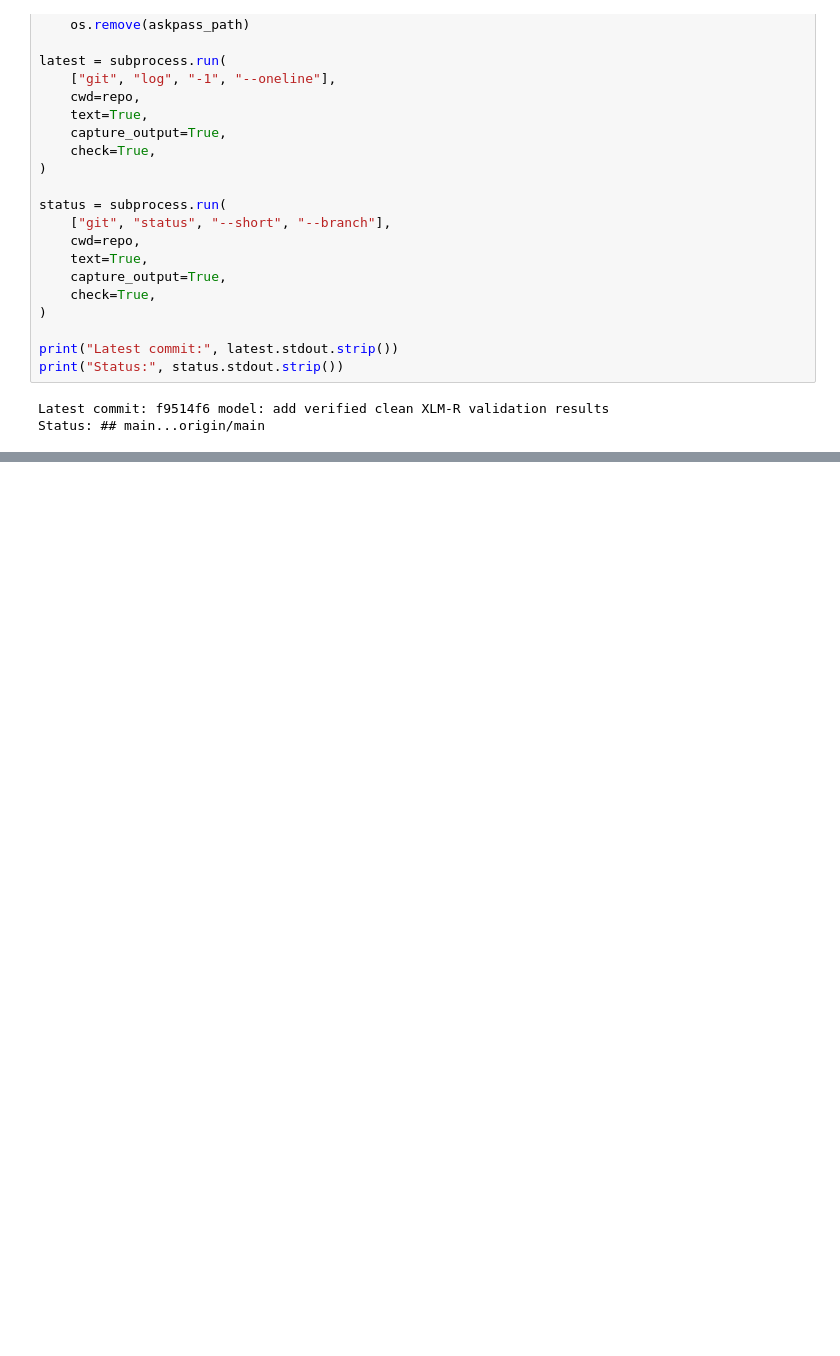
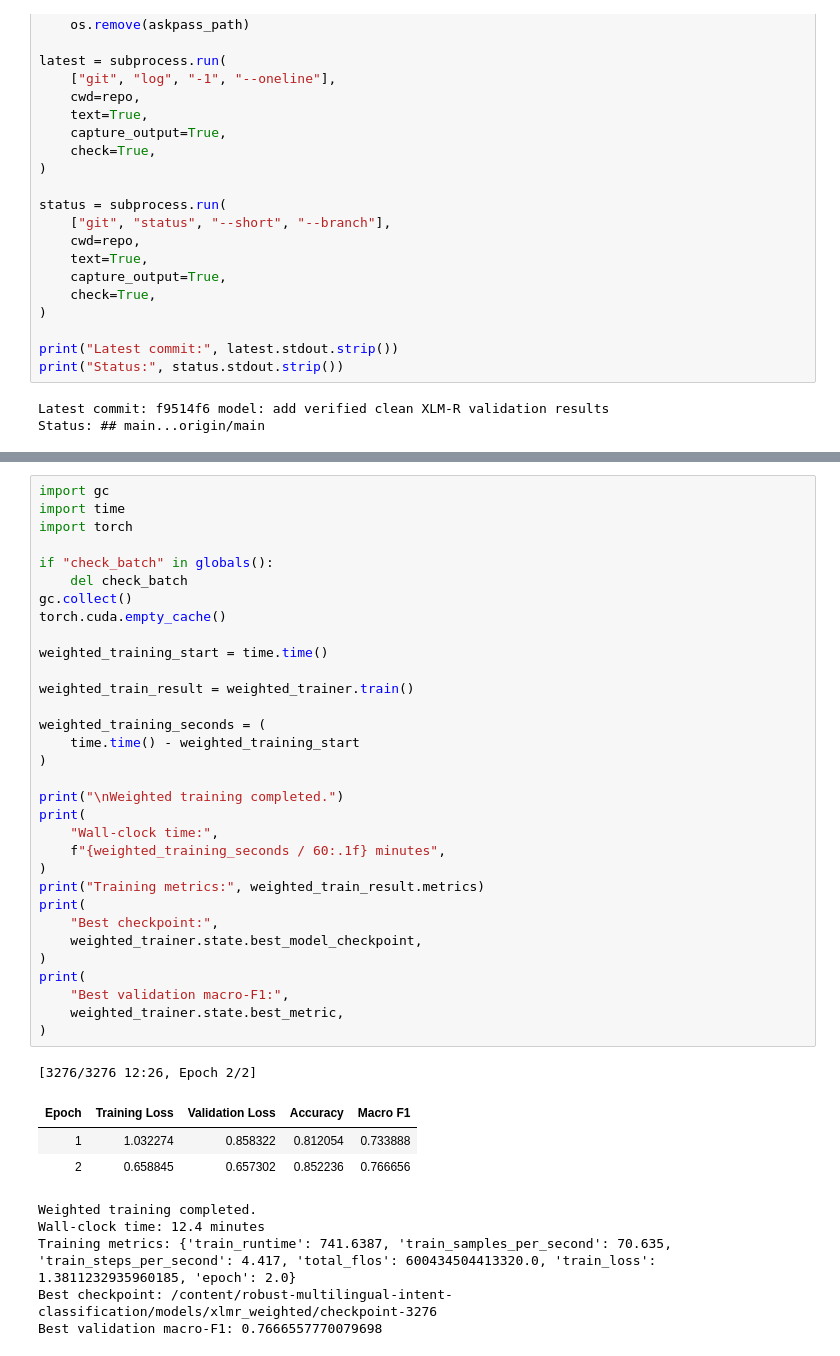
Before and after one commit to sharath7-dev/robust-multilingual-intent-classification, a Jupyter notebook: notebooks/phase1_dataset_verification_tfidf.ipynb, the cells around one changed output, grey strips where cells are left out. Saved outputs shown, nothing was run; the diff lists cells and outputs as text; blank space fills up the shorter version.

Commit message:
notebook: add weighted XLM-R comparison

```diff
--- a/notebooks/phase1_dataset_verification_tfidf.ipynb
+++ b/notebooks/phase1_dataset_verification_tfidf.ipynb
@@ -1726,0 +1965,42 @@ Status: ## main...origin/main
+# %%
+import gc
+import time
+import torch
+
+if "check_batch" in globals():
+    del check_batch
+gc.collect()
+torch.cuda.empty_cache()
+
+weighted_training_start = time.time()
+
+weighted_train_result = weighted_trainer.train()
+
+weighted_training_seconds = (
+    time.time() - weighted_training_start
+)
+
+print("\nWeighted training completed.")
+print(
+    "Wall-clock time:",
+    f"{weighted_training_seconds / 60:.1f} minutes",
+)
+print("Training metrics:", weighted_train_result.metrics)
+print(
+    "Best checkpoint:",
+    weighted_trainer.state.best_model_checkpoint,
+)
+print(
+    "Best validation macro-F1:",
+    weighted_trainer.state.best_metric,
+)
+# %% [output]
+[3276/3276 12:26, Epoch 2/2]
+| Epoch | Training Loss | Validation Loss | Accuracy | Macro F1 |
+| 1 | 1.032274 | 0.858322 | 0.812054 | 0.733888 |
+| 2 | 0.658845 | 0.657302 | 0.852236 | 0.766656 |
+Weighted training completed.
+Wall-clock time: 12.4 minutes
+Training metrics: {'train_runtime': 741.6387, 'train_samples_per_second': 70.635, 'train_steps_per_second': 4.417, 'total_flos': 600434504413320.0, 'train_loss': 1.3811232935960185, 'epoch': 2.0}
+Best checkpoint: /content/robust-multilingual-intent-classification/models/xlmr_weighted/checkpoint-3276
+Best validation macro-F1: 0.7666557770079698
```
Also changed, not shown: parts of 10 cells of this notebook.
